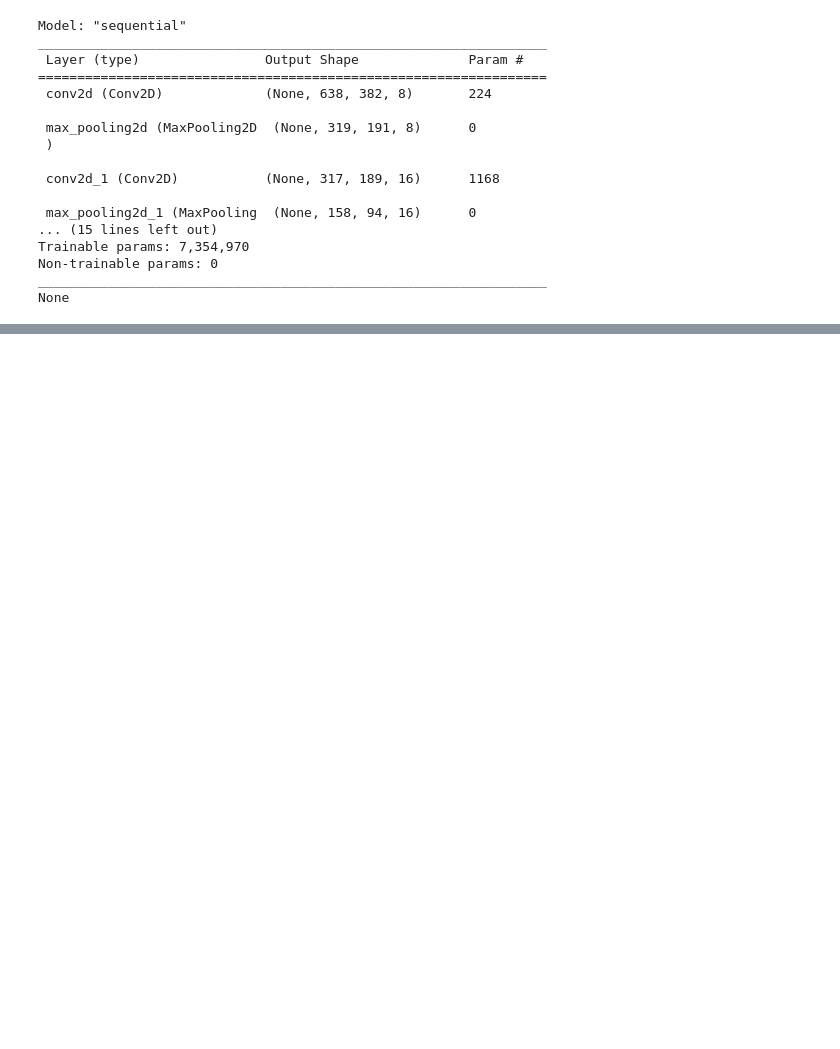
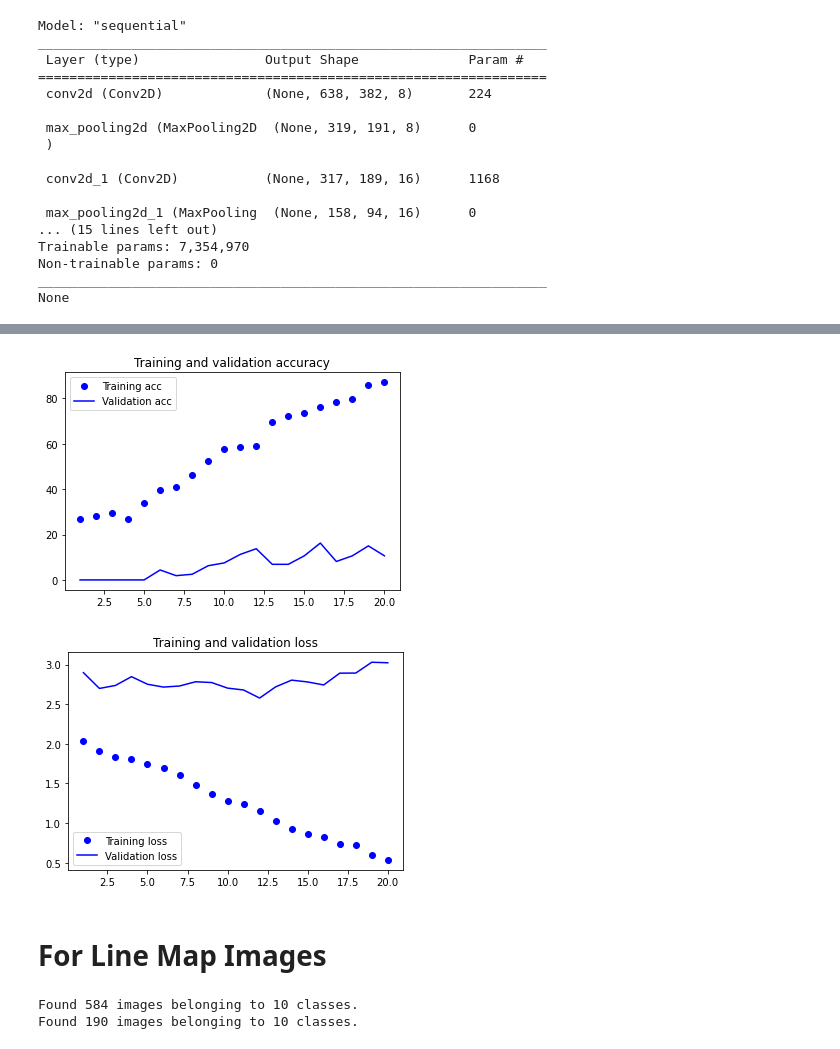
Before and after one commit to kirthi-b/Urban-Mobility-Index, a Jupyter notebook: Script/Data Cleaning/Map Classification/Tensorflow.ipynb, the cells around one changed output, grey strips where cells are left out. Saved outputs shown, nothing was run; the diff lists cells and outputs as text; code cells hidden in the pictures; blank space fills up the shorter version.

```diff
--- a/Script/Data Cleaning/Map Classification/Tensorflow.ipynb
+++ b/Script/Data Cleaning/Map Classification/Tensorflow.ipynb
@@ -222,10 +214,15 @@ None
 # %%
-EPOCHS = 10
+EPOCHS = 20
 BATCH_SIZE = 32
 history = model.fit(train_generator,
                     steps_per_epoch=train_generator.samples // BATCH_SIZE,
                     epochs=EPOCHS,
                     validation_data=test_generator,
                     validation_steps= test_generator.samples // BATCH_SIZE,
-                    verbose=1
+                    verbose=0
                     )
+
+acc = [element * 100 for element in history.history['accuracy']]
+val_acc = [element * 100 for element in history.history['val_accuracy']]
+loss = history.history['loss']
+val_loss = history.history['val_loss']
@@ -253,21 +229,51 @@ Epoch 10/10
-# %%
-acc = history.history['acc']
-val_acc = history.history['val_acc']
-loss = history.history['loss']
-val_loss = history.history['val_loss']
 # %%
-epochs = range(1, len(acc) + 1)
+epochs = range(1, EPOCHS + 1)
 
 plt.plot(epochs, acc, 'bo', label='Training acc')
 plt.plot(epochs, val_acc, 'b', label='Validation acc')
 plt.title('Training and validation accuracy')
 plt.legend()
 
 plt.figure()
 
 plt.plot(epochs, loss, 'bo', label='Training loss')
 plt.plot(epochs, val_loss, 'b', label='Validation loss')
 plt.title('Training and validation loss')
 plt.legend()
 
 plt.show()
+# %% [output]
+[figure, added]
+[figure, added]
+# %% [markdown]
+# For Line Map Images
+# %%
+IMAGE_SHAPE = (640, 384)
+TRAIN_DATA_DIR = '/content/gdrive/MyDrive/Columbia/2 Spring 22/ML for Urban Data/ML Final/Project Files/Urban-Mobility-Index/Data/Image Analysis - LINE/Training/'
+TEST_DATA_DIR = '/content/gdrive/MyDrive/Columbia/2 Spring 22/ML for Urban Data/ML Final/Project Files/Urban-Mobility-Index/Data/Image Analysis - LINE/Testing/'
+
+datagen = tf.keras.preprocessing.image.ImageDataGenerator(
+      rescale=1./255,
+      #rotation_range=40,
+      #width_shift_range=0.2,                # Applying these all Data Augmentations
+      #height_shift_range=0.2,
+      #shear_range=0.2,
+      #zoom_range=0.2,
+      #horizontal_flip=True,
+      #fill_mode='nearest'
+      )
+
+train_generator = datagen.flow_from_directory(
+    TRAIN_DATA_DIR,
+    shuffle=True,
+    #class_mode = 'categorical',
+    target_size=IMAGE_SHAPE)
+
+test_generator = datagen.flow_from_directory(
+    TEST_DATA_DIR,
+    shuffle=False,
+    #class_mode = 'categorical',
+    target_size=IMAGE_SHAPE)
+# %% [output]
+Found 584 images belonging to 10 classes.
+Found 190 images belonging to 10 classes.
```
Also changed, not shown: parts of 13 cells of this notebook, 32 other files.
